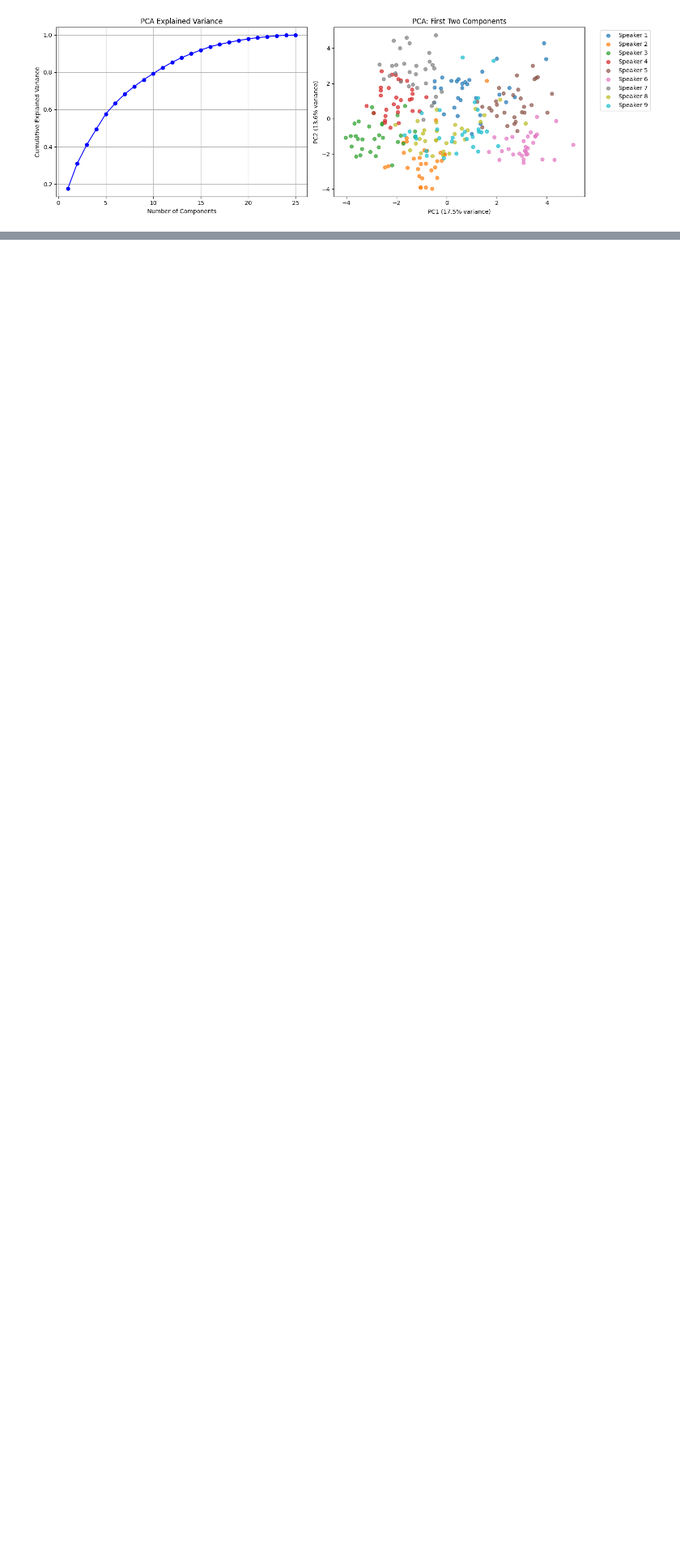
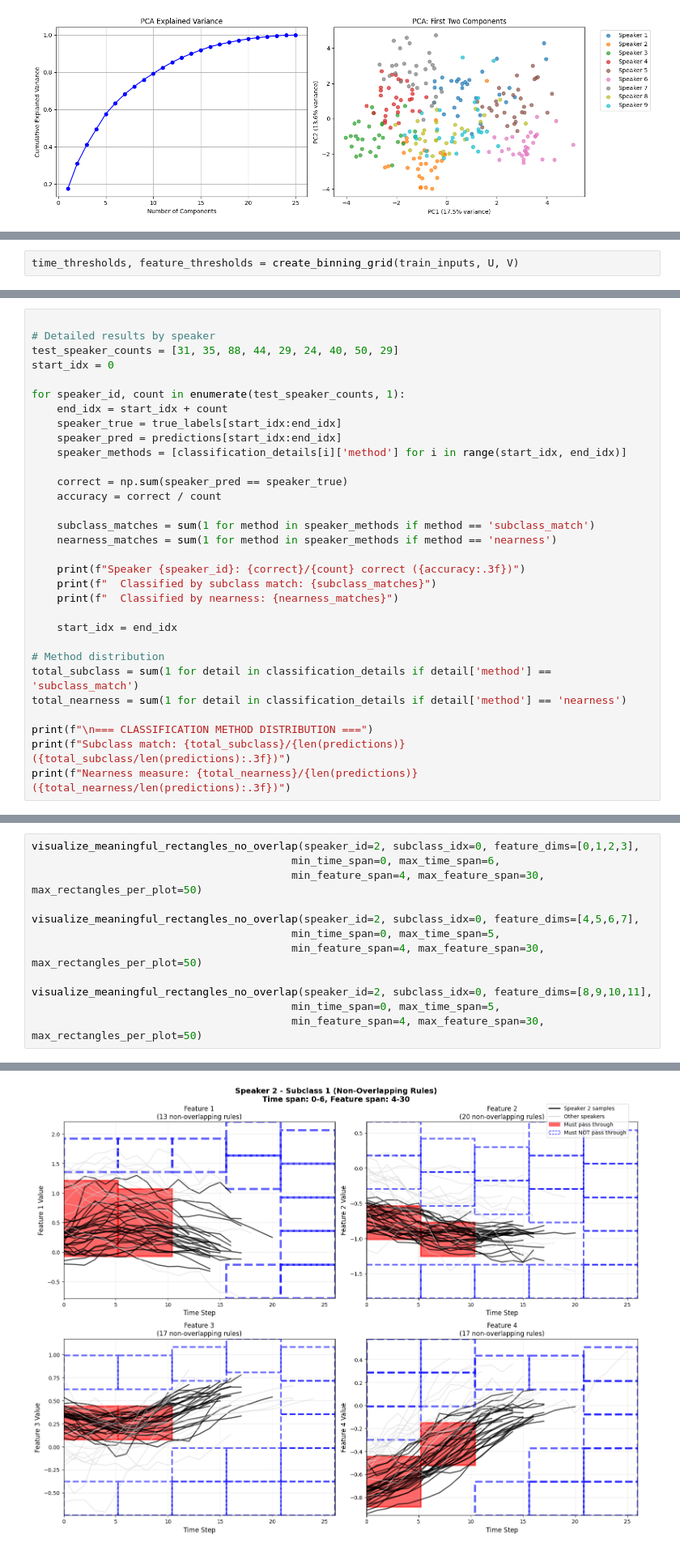
Before and after one commit to NikiLalev/advanced_ml_project, a Jupyter notebook: niki_EDA.ipynb, the cells around one changed output, grey strips where cells are left out. Shown at 81% size. Drawn from its saved outputs; the diff is of its cells as text; blank space fills up the shorter version.

```diff
--- a/niki_EDA.ipynb
+++ b/niki_EDA.ipynb
@@ -428,0 +469,2 @@ analyze_pca()
+# %%
+time_thresholds, feature_thresholds = create_binning_grid(train_inputs, U, V)
@@ -428,0 +1483,31 @@ analyze_pca()
+# %%
+
+# Detailed results by speaker
+test_speaker_counts = [31, 35, 88, 44, 29, 24, 40, 50, 29]
+start_idx = 0
+
+for speaker_id, count in enumerate(test_speaker_counts, 1):
+    end_idx = start_idx + count
+    speaker_true = true_labels[start_idx:end_idx]
+    speaker_pred = predictions[start_idx:end_idx]
+    speaker_methods = [classification_details[i]['method'] for i in range(start_idx, end_idx)]
+
+    correct = np.sum(speaker_pred == speaker_true)
+    accuracy = correct / count
+
+    subclass_matches = sum(1 for method in speaker_methods if method == 'subclass_match')
+    nearness_matches = sum(1 for method in speaker_methods if method == 'nearness')
+
+    print(f"Speaker {speaker_id}: {correct}/{count} correct ({accuracy:.3f})")
+    print(f"  Classified by subclass match: {subclass_matches}")
+    print(f"  Classified by nearness: {nearness_matches}")
+
+    start_idx = end_idx
+
+# Method distribution
+total_subclass = sum(1 for detail in classification_details if detail['method'] == 'subclass_match')
+total_nearness = sum(1 for detail in classification_details if detail['method'] == 'nearness')
+
+print(f"\n=== CLASSIFICATION METHOD DISTRIBUTION ===")
+print(f"Subclass match: {total_subclass}/{len(predictions)} ({total_subclass/len(predictions):.3f})")
+print(f"Nearness measure: {total_nearness}/{len(predictions)} ({total_nearness/len(predictions):.3f})")
@@ -428,0 +1709,13 @@ analyze_pca()
+# %%
+visualize_meaningful_rectangles_no_overlap(speaker_id=2, subclass_idx=0, feature_dims=[0,1,2,3],
+                                         min_time_span=0, max_time_span=6,
+                                         min_feature_span=4, max_feature_span=30, max_rectangles_per_plot=50)
+
+visualize_meaningful_rectangles_no_overlap(speaker_id=2, subclass_idx=0, feature_dims=[4,5,6,7],
+                                         min_time_span=0, max_time_span=5,
+                                         min_feature_span=4, max_feature_span=30, max_rectangles_per_plot=50)
+
+visualize_meaningful_rectangles_no_overlap(speaker_id=2, subclass_idx=0, feature_dims=[8,9,10,11],
+                                         min_time_span=0, max_time_span=5,
+                                         min_feature_span=4, max_feature_span=30, max_rectangles_per_plot=50)
+# %% [output]
@@ -428,0 +1732 @@ analyze_pca()
+[figure, added]
```
Also changed, not shown: parts of 60 cells of this notebook, 1 other file.
